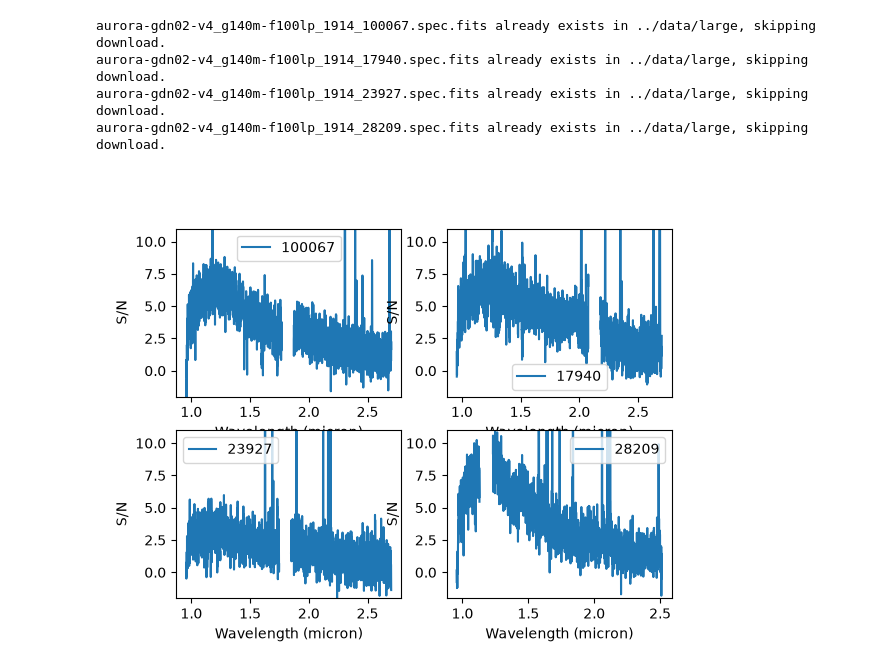
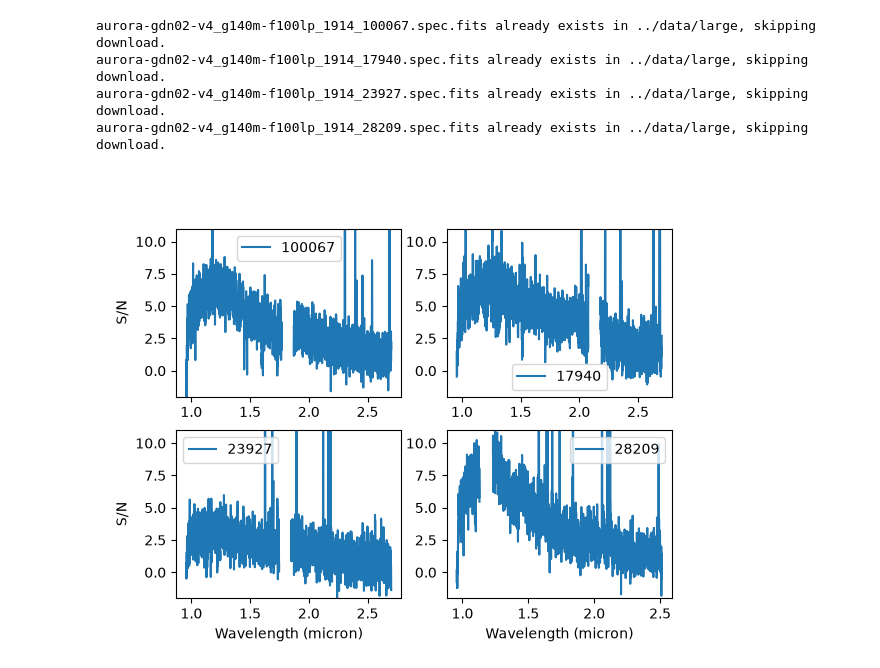
Before and after one commit to thevalentino/jwst-C6-UV-absorption, a Jupyter notebook: notebooks/aurora-spectra.ipynb, the cells around one changed output. Drawn from its saved outputs; the diff is of its cells as text; code cells hidden in the pictures.

```diff
--- a/notebooks/aurora-spectra.ipynb
+++ b/notebooks/aurora-spectra.ipynb
@@ -95,20 +93,23 @@ aurora-gdn02-v4_g140m-f100lp_1914_28209.spec.fits already exists in ../data/larg
 # %%
 a = fits.open('../data/large/aurora-gdn02-v4_g140m-f100lp_1914_17940.spec.fits')
 
 plt.figure(1)
 plt.clf()
 
 ax_list = plt.subplots(nrows=2, ncols=2, num=1, clear=True)[1].flatten()
 
 for ax, fname in zip(ax_list, selection.file):
     idx = fname.split('_')[-1].split('.')[0]
     with fits.open(f'../data/large/{fname}') as spec1d:
         ax.plot(spec1d[1].data['wave'], spec1d[1].data['flux'] / spec1d[1].data['err'], label=idx)
     ax.legend()
-    ax.set_xlabel('Wavelength (micron)')
-    ax.set_ylabel('S/N')
     ax.set_ylim(-2, 11)
 
+ax_list[2].set_xlabel('Wavelength (micron)')
+ax_list[3].set_xlabel('Wavelength (micron)')
+ax_list[0].set_ylabel('S/N')
+ax_list[2].set_ylabel('S/N')
+
 plt.show()
 # %% [output]
-[figure, old version]
+[figure, new version]
```
Also changed, not shown: parts of 23 cells of this notebook, 1 other file.
